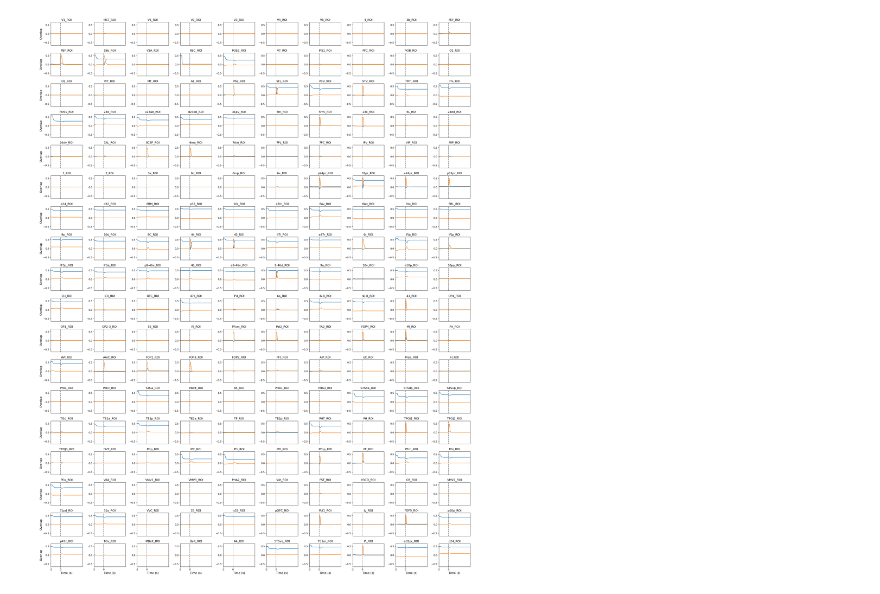
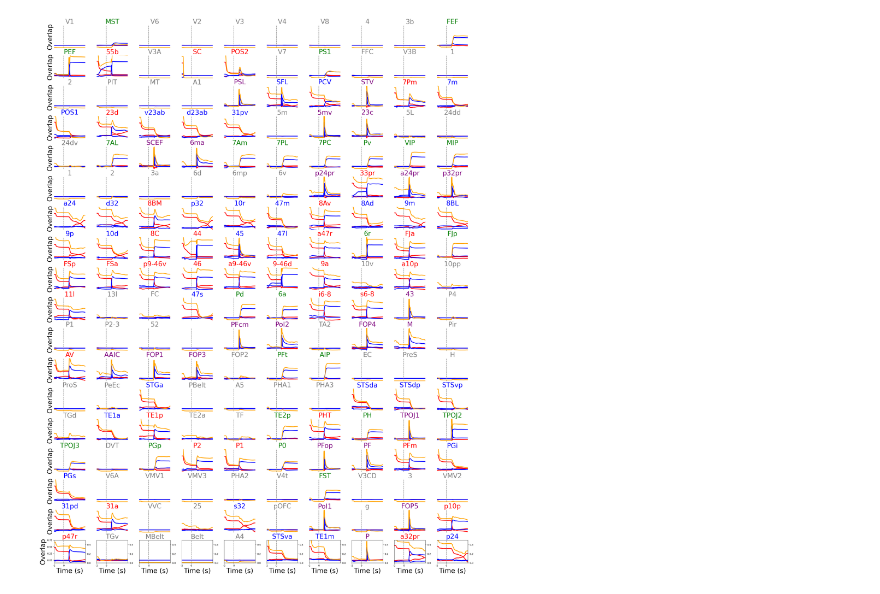
Before and after one commit to ulisespereira/brainwide, a Jupyter notebook: Fig6_human/dynamics.ipynb, the cells around one changed output. Cells and saved outputs as stored; diff of their text form; code cells hidden in the pictures.

```diff
--- a/Fig6_human/dynamics.ipynb
+++ b/Fig6_human/dynamics.ipynb
@@ -16,10 +16,10 @@ mpl.rcParams.update(new_rc_params)
 # %%
 def model_parameters():
     modelparams = dict(
-            seed = 4,
+            seed = 3,#4,
             #network parameters
             n_ctx = 180,
-            N_block = 200, #neurons per region
+            N_block = 400, #neurons per region
             N_recorded = 200, #neurons recorded per region
 
             #transfer function Pereira&Brunel,18
@@ -50,7 +50,7 @@ def model_parameters():
             #hebbian
             amp_loc = 1.,
             amp_lr = 1.,
-            amp_da_dmn = 10,
+
 
             #stimulation parameters
             period = 10., # 20 seconds
@@ -59,11 +59,6 @@ def model_parameters():
             t_start = 2.5, #t_starts
             g_p= 1.5,
 
-                 #NM gradient
-            #time stimulus
-            t_start_NM = 3.0,
-            t_stim_NM = 1.0,
-
             g_sym = 0,
             g_asym = 0,
             g_random = 0,
@@ -144,12 +150,13 @@ connectivity.hebbian_symmetric.update_indexes(inds, amp_inds)
 s_stim = 1
 #creating network
 modelparams['period'] = 7.
+modelparams['t_start']=3.5
 modelparams['t_stim']= .15
 #modelparams['beta'] = 1.9#1.5
 #modelparams['h0'] = 1.13#1.1
 modelparams['g_p'] = 5.#0
-modelparams['beta'] = 2.5#1.5
-modelparams['h0'] = 1.13#1.1
+modelparams['beta'] = 2.5#2.5
+modelparams['h0'] = 1.13#1.13
 t_start = modelparams['t_start']
 
 #input patterns
@@ -254,5 +243,11 @@ for row in ax:
 # %%
-from cycler import cycler
+
+lw_ov = 3
+lw_fr = 3
+ov_color = 'blue'
+m_fr_color = 'orange'
+s_ticks = 20
+fs=28
 
 modelparams = model_parameters()
 
@@ -265,7 +260,11 @@ overlaps_rand = results['overlaps_random']
 
 name_grad = 'overlaps_low_rank.pdf'
 
-fs=12
+
+
+
+
+
 N_block = modelparams['N_block']
 p = overlaps.shape[2]
 colors = plt.cm.hsv(np.linspace(0,1,N_block))
@@ -275,38 +274,71 @@ t_start = modelparams['t_start']
 t_end = overlaps.shape[0] * dt
 t_stop = modelparams['period']
 time = np.linspace(0, t_end , overlaps.shape[0])
 colors = ['b', 'r']
 fig, ax = plt.subplots(figsize=(25, 32),nrows=18, ncols=10)
 fig.tight_layout()
 l=0
 n_row= 0
 for row in ax:
     n_col=0
     for col in row:
         col.axvline(x=t_start, ymin=0, ymax=200, ls = '--',color='gray')
         if l<=179:
-            for s in range(p):
-                col.plot(time, overlaps[:, l, s])
-            col.set_title(areas['Row'][l].strip("L_"),fontsize = fs)
+                 #for s in range(p):
+            if l in FPN:
+                color = 'red'
+            elif l in DMN:
+                color = 'blue'
+            elif l in DAN:
+                color = 'green'
+            elif l in salience:
+                color = 'purple'
+            else:
+                color = 'grey'
+            col.plot(time, overlaps[:, l, 0, :], lw =lw_ov, color = 'r')
+            col.plot(time, overlaps[:, l, 1, :], lw =lw_ov, color = 'b')
+            col.set_title((areas['Row'][l].strip("L_")).strip("_ROI"),fontsize = fs, color=color)
+            axij = col.twinx()
+            r_mean = np.mean(r_ctx[:, l * N_neu: (l + 1)* N_neu], axis = 1)
+            axij.plot(time,  r_mean, color = m_fr_color, lw= lw_ov)
+            axij.set_ylim([0,.5])
         col.set_xlim([t_start - 2, t_end])
-        col.set_ylim([-.65, .65])
+        col.set_ylim([-.1, .75])
         col.axvline(x=t_start, ymin=0, ymax=200, ls = '--',color='gray')
+        if n_col!=0:
+            col.set_yticks([])
+            col.set_xticks([])
+            col.spines['right'].set_visible(False)
+            col.spines['top'].set_visible(False)
+            col.spines['left'].set_visible(False)
+            col.spines['bottom'].set_visible(False)
         if n_row!=17:
             col.set_xticks([])
+            col.set_yticks([])
+            col.spines['right'].set_visible(False)
+            col.spines['top'].set_visible(False)
+            col.spines['left'].set_visible(False)
+            col.spines['bottom'].set_visible(False)
+            axij.set_xticks([])
+            axij.set_yticks([])
+            axij.spines['right'].set_visible(False)
+            axij.spines['top'].set_visible(False)
+            axij.spines['left'].set_visible(False)
+            axij.spines['bottom'].set_visible(False)
         if n_col==0:
             col.set_ylabel('Overlap', fontsize =fs)
         if n_row==17:
             col.set_xlabel('Time (s)', fontsize = fs)
             col.set_xticks([x for x in np.arange(t_start-2, t_start+2,2)])
             col.set_xticklabels([x for x in np.arange(-2,2,2)])
         l+=1
         n_col+=1
     n_row+=1
 #plt.savefig(str_ov, bbox_inches='tight')
 #plt.close()
 plt.savefig(name_grad, bbox_inches='tight')
 # %% [output]
-[figure, old version]
+[figure, new version]
 # %%
 from scipy.io import savemat
 # %%
```
Also changed, not shown: parts of 3 cells of this notebook.
